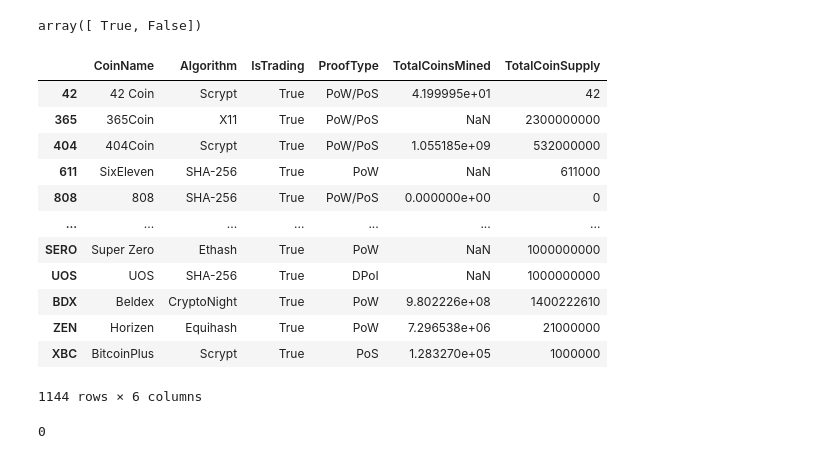
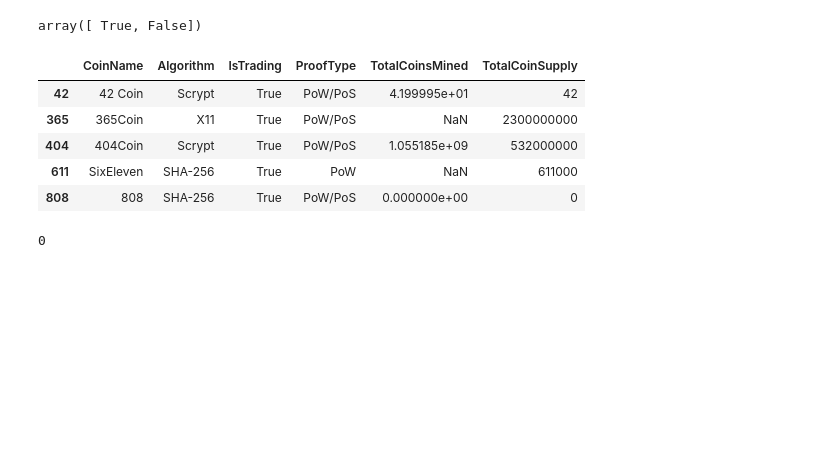
Before and after one commit to harg74/Cryptocurrencies, a Jupyter notebook: crypto_clustering.ipynb, the cells around one changed output. Saved outputs shown, nothing was run; the diff lists cells and outputs as text; code cells hidden in the pictures; blank space fills up the shorter version.

```diff
--- a/crypto_clustering.ipynb
+++ b/crypto_clustering.ipynb
@@ -42,24 +35,17 @@ array([ True, False])
 # %%
 # Keep all the cryptocurrencies that are being traded.
 #crypto_df=crypto_df.drop(crypto_df[crypto_df['IsTrading'] == False].index)
 #crypto_df
 
 crypto_df = crypto_df[crypto_df['IsTrading']== True]
-crypto_df
+crypto_df.head()
 # %% [output]
 |  | CoinName | Algorithm | IsTrading | ProofType | TotalCoinsMined | TotalCoinSupply |
 | 42 | 42 Coin | Scrypt | True | PoW/PoS | 4.199995e+01 | 42 |
 | 365 | 365Coin | X11 | True | PoW/PoS | NaN | 2300000000 |
 | 404 | 404Coin | Scrypt | True | PoW/PoS | 1.055185e+09 | 532000000 |
 | 611 | SixEleven | SHA-256 | True | PoW | NaN | 611000 |
 | 808 | 808 | SHA-256 | True | PoW/PoS | 0.000000e+00 | 0 |
-| ... | ... | ... | ... | ... | ... | ... |
-| SERO | Super Zero | Ethash | True | PoW | NaN | 1000000000 |
-| UOS | UOS | SHA-256 | True | DPoI | NaN | 1000000000 |
-| BDX | Beldex | CryptoNight | True | PoW | 9.802226e+08 | 1400222610 |
-| ZEN | Horizen | Equihash | True | PoW | 7.296538e+06 | 21000000 |
-| XBC | BitcoinPlus | Scrypt | True | PoS | 1.283270e+05 | 1000000 |
-1144 rows × 6 columns
 # %%
 #any null row in Algorithm column?
 crypto_df['Algorithm'].isnull().sum()
```
Also changed, not shown: parts of 16 cells of this notebook.
